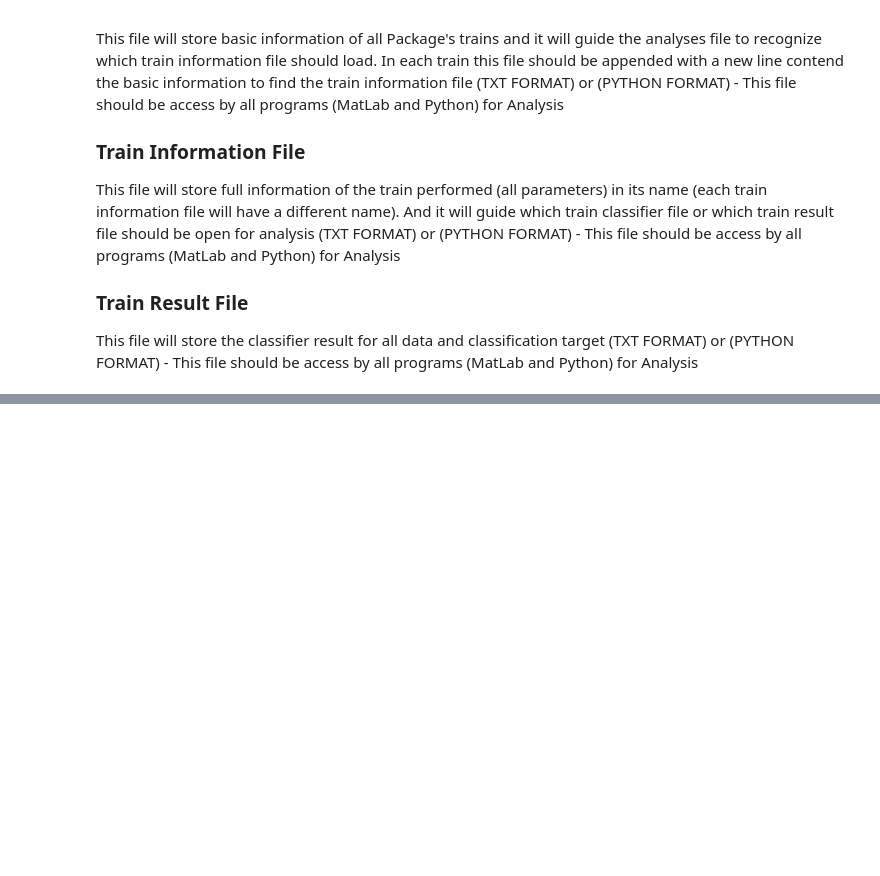
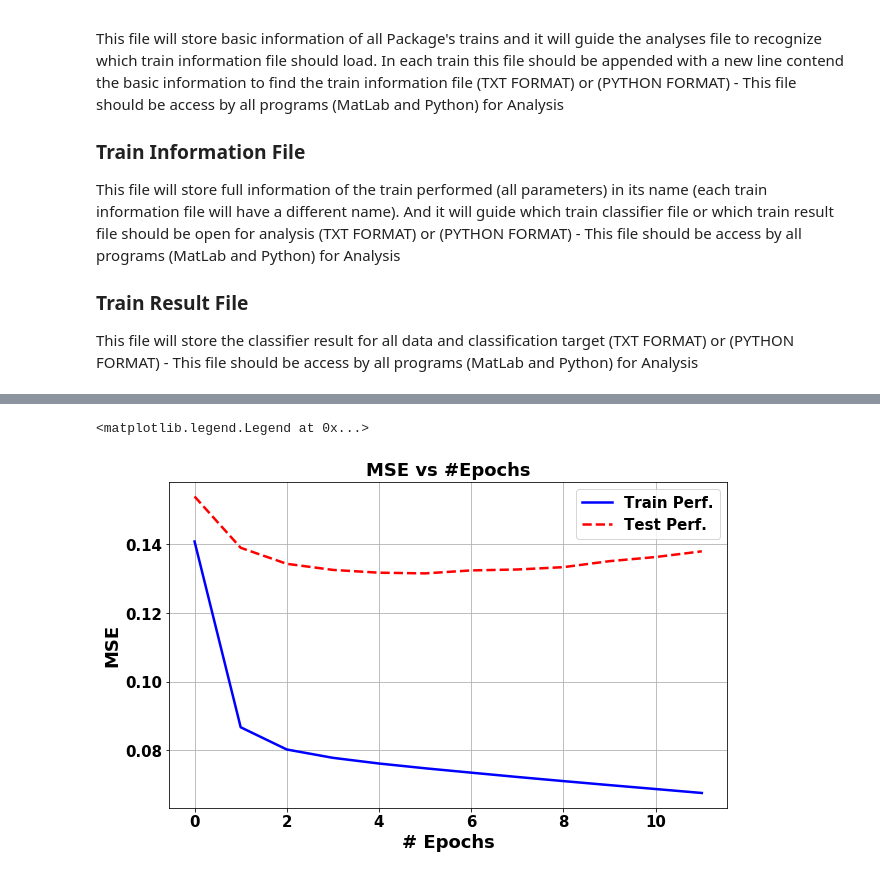
Before and after one commit to natmourajr/SonarAnalysis, a Jupyter notebook: Packages/Classification/NeuralNetwork/FullDataClassificationTrain.ipynb, the cells around one changed output, grey strips where cells are left out. Saved outputs shown, nothing was run; the diff lists cells and outputs as text; code cells hidden in the pictures; blank space fills up the shorter version.

```diff
--- a/Packages/Classification/NeuralNetwork/FullDataClassificationTrain.ipynb
+++ b/Packages/Classification/NeuralNetwork/FullDataClassificationTrain.ipynb
@@ -32,7 +32,7 @@ database = '4classes'
 n_pts_fft = 1024
 decimation_rate = 3
 spectrum_bins_left = 400
-development_flag = True
+development_flag = False
 development_events = 100
 
 if not os.path.exists('%s/%s/lofar_data_file_fft_%i_decimation_%i_spectrum_left_%i.jbl'%
@@ -42,7 +42,6 @@ else:
     #Read lofar data
     [data,trgt,class_labels] = joblib.load('%s/%s/lofar_data_file_fft_%i_decimation_%i_spectrum_left_%i.jbl'%
                                            (data_path,database,n_pts_fft,decimation_rate,spectrum_bins_left))
-
 
     m_time = time.time()-m_time
     print 'Time to read data file: '+str(m_time)+' seconds'
@@ -165,6 +186,6 @@ print log_entries
 # %%
 # Read Information of Train Info File
-choose_date = '2017_07_04_18_37_57'
+choose_date = '2017_07_11_23_52_55'
 
 for log_id, log_entry in enumerate(log_entries):
     if log_entries[log_id]['package'] != 'NeuralNetwork':
@@ -206,7 +238,7 @@ from sklearn import preprocessing
 
 from keras.models import Sequential
 from keras.layers.core import Dense, Dropout, Activation
-from keras.optimizers import SGD
+import keras.optimizers
 import keras.callbacks as callbacks
 from keras.utils import np_utils
 
@@ -220,7 +252,7 @@ train_info_name = files_results_path+'/'+choose_date+'_train_info.jbl'
 total_trains = train_info['n_folds']*train_info['n_inits']
 nn_trained = 0
 
-n_neurons = 10
+n_neurons = 25
 
 for ifold in range(train_info['n_folds']):
     train_id, test_id = CVO[ifold]
@@ -249,30 +281,28 @@ for ifold in range(train_info['n_folds']):
         model.add(Dense(n_neurons, input_dim=all_data.shape[1], init="uniform"))
         model.add(Activation('tanh'))
         model.add(Dense(trgt_sparse.shape[1], init="uniform"))
-        model.add(Activation('tanh'))
+        model.add(Activation('softmax'))
 
-        sgd = SGD(lr=0.01, decay=1e-6, momentum=0.9, nesterov=True)
-        model.compile(loss='mean_squared_error', optimizer=sgd
+        #sgd = SGD(lr=0.01, decay=1e-6, momentum=0.9, nesterov=True)
+        model.compile(loss='mean_squared_error', optimizer='Adadelta'
                       ,metrics=['accuracy'])
 
         # Train model
         earlyStopping = callbacks.EarlyStopping(monitor='val_loss', patience=5,
                                             verbose=0, mode='auto')
-        start_time = time.time()
+        start_time = datetime.now()
         init_trn_desc = model.fit(norm_all_data[train_id], trgt_sparse[train_id],
-                                nb_epoch=3,
+                                nb_epoch=200,
                                 batch_size=256,
                                 callbacks=[earlyStopping],
-                                verbose=1,
+                                verbose=0,
                                 validation_data=(all_data[test_id],trgt_sparse[test_id]),
                                 shuffle=True)
-        end_time = time.time()
-        train_time = end_time -start_time
+        end_time = datetime.now()
+        train_time = end_time - start_time
         nn_trained += 1
-
         now = datetime.now()
-        finish_time  = now + timedelta(seconds = (total_trains-nn_trained)*train_time)
-
+        finish_time  = now + timedelta(seconds = (total_trains-nn_trained)*train_time.total_seconds())
         print 'Estimated Finish Time: %s'%(
         finish_time.strftime("%Y/%m/%d-%H:%M:%S"))
         if np.min(init_trn_desc.history['val_loss']) < best_loss:
@@ -285,11 +315,14 @@ for ifold in range(train_info['n_folds']):
             trn_desc['val_loss'] = init_trn_desc.history['val_loss']
             trn_desc['val_acc'] = init_trn_desc.history['val_acc']
 
+    print 'Best loss:',min(trn_desc['val_loss'])
+    print 'Best Accuracy:',min(trn_desc['acc'])
+
     # save model
     base_name = files_results_path+'/'+date+'_'
-    save_file_name = base_name+"_fold_%i_classifier.h5"%(ifold)
+    save_file_name = base_name+"fold_%i_classifier.h5"%(ifold)
     classifiers.save(save_file_name)
-    save_file_name = base_name+"_fold_%i_trn_desc.jbl"%(ifold)
+    save_file_name = base_name+"fold_%i_trn_desc.jbl"%(ifold)
     joblib.dump([train_info,n_neurons,trn_desc],save_file_name,compress=9)
 
     train_info['train_done'] = True
@@ -309,34 +357,37 @@ plt.rc('font', weight='bold')
 
 fig1 = plt.figure(figsize=(10,6))
 
-choose_date = '2017_07_04_18_23_07'
+#choose_date = '2017_07_06_11_30_22'
 ifold = 0
 
 base_name = files_results_path+'/'+choose_date+'_'
 
 load_file_name = base_name+"fold_%i_trn_desc.jbl"%(ifold)
 [train_info,n_neurons,trn_desc] = joblib.load(load_file_name)
 
 # load weights into new model
 from keras.models import load_model
 load_file_name = base_name+"fold_%i_classifier.h5"%(ifold)
 model = load_model(load_file_name)
 
 l1 = plt.plot(trn_desc['epochs'],
               trn_desc['loss'],color=[0,0,1],
               linewidth=2.5,linestyle='solid',label='Train Perf.')
 l2 = plt.plot(trn_desc['epochs'],
               trn_desc['val_loss'],color=[1,0,0],
               linewidth=2.5,linestyle='dashed',label='Test Perf.')
 cost = ''
 if model.loss == 'mean_squared_error':
     cost = 'MSE'
 
 plt.grid(True)
 plt.xlabel("# Epochs",fontsize=18,fontweight='bold')
 plt.ylabel(cost,fontsize=18,fontweight='bold')
 plt.title(cost+" vs #Epochs",fontsize=18,fontweight='bold')
 plt.legend()
+# %% [output]
+<matplotlib.legend.Legend at 0x...>
+[figure, added]
 # %%
 from sklearn import preprocessing
 
```
Also changed, not shown: parts of 14 cells of this notebook, 9 other files.
